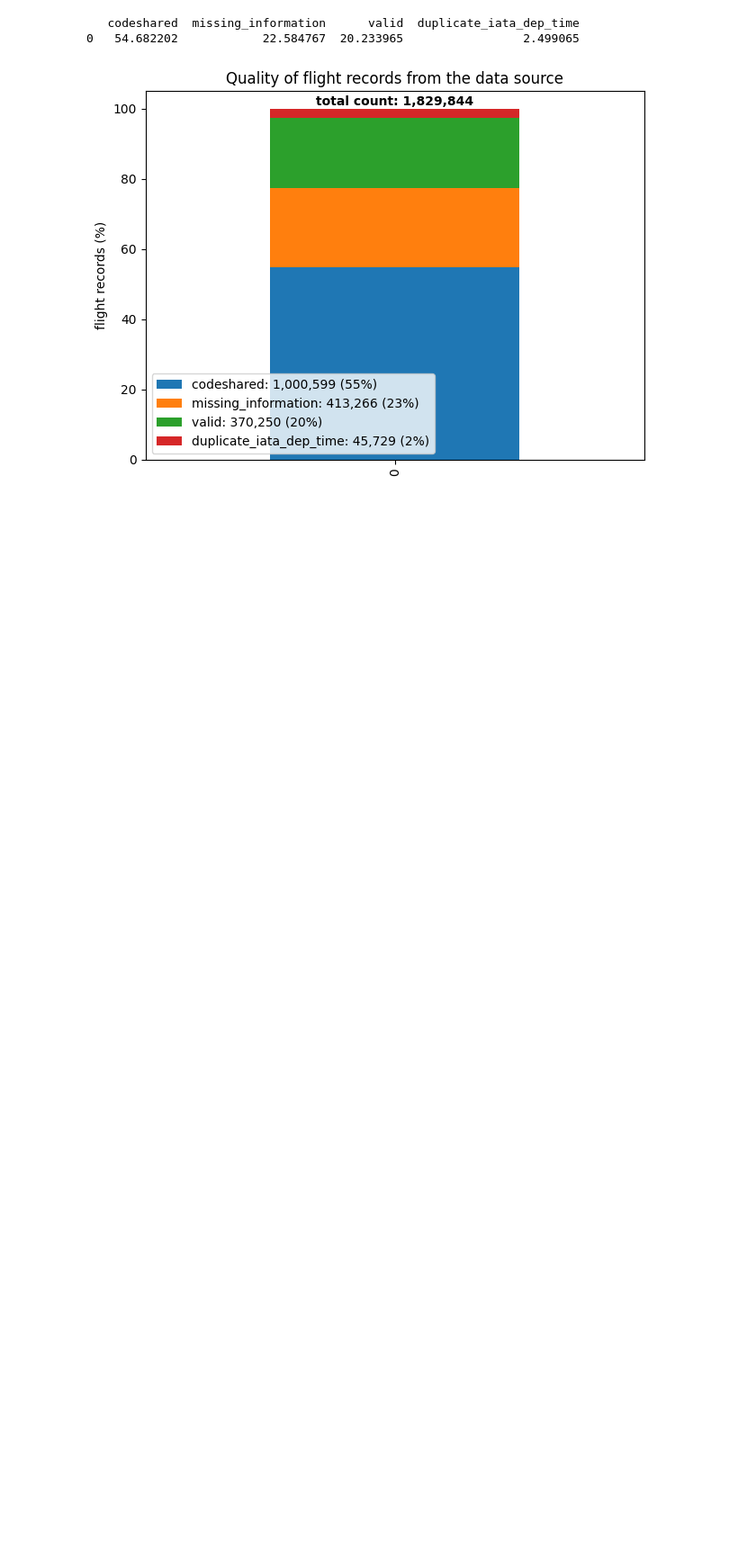
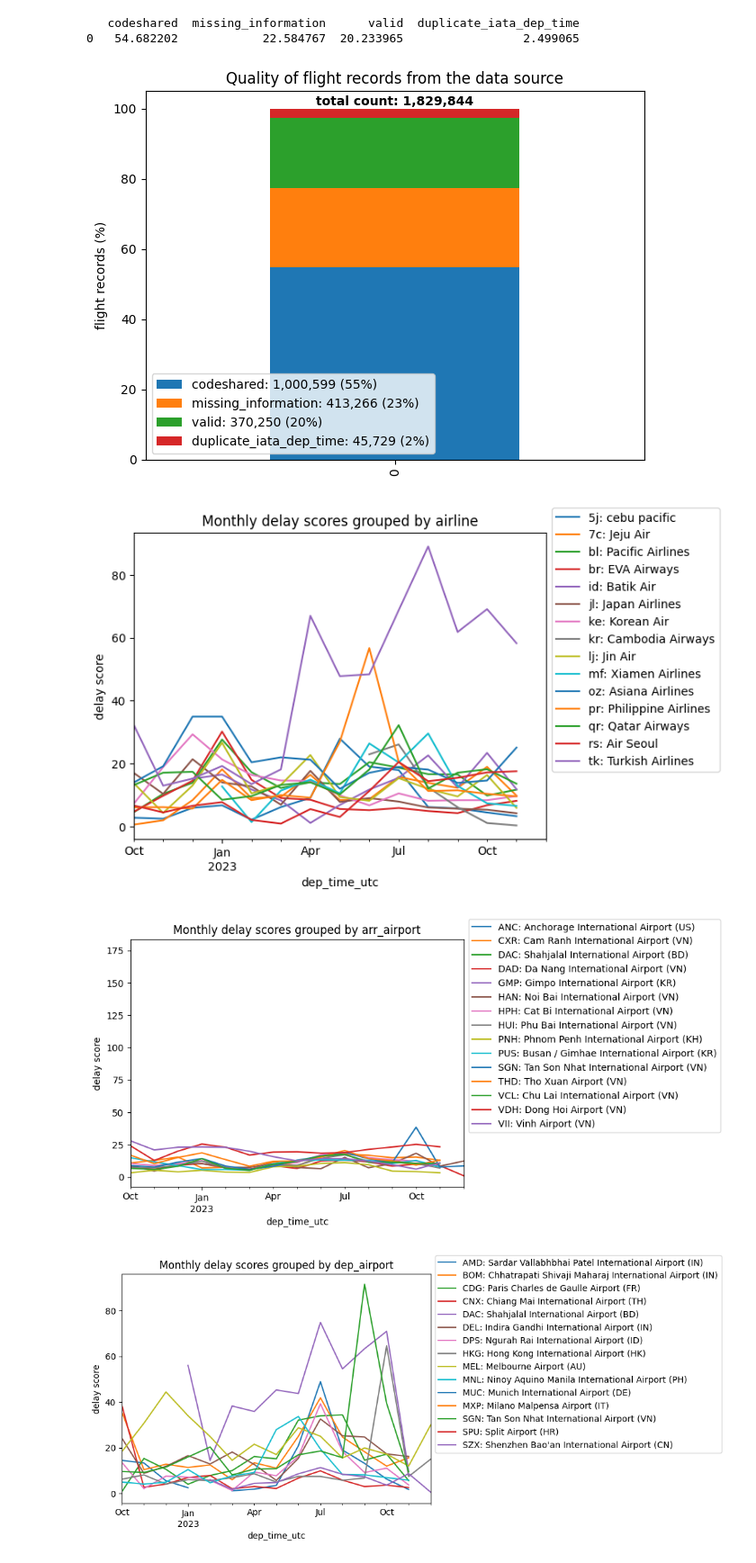
Before and after one commit to jkruke/airline-delay-prediction, a Jupyter notebook: analysis/EDA.ipynb, the cells around one changed output. Shown: that part at 90% size. Cells and saved outputs as stored; diff of their text form; code cells hidden in the pictures; blank space fills up the shorter version.

Commit message:
plot delay scores by several groups

```diff
--- a/analysis/EDA.ipynb
+++ b/analysis/EDA.ipynb
@@ -52,3 +110,49 @@ arr_date
    codeshared  missing_information      valid  duplicate_iata_dep_time
 0   54.682202            22.584767  20.233965                 2.499065
 [figure]
+# %%
+def get_score(delays):
+    n_flights = len(delays)
+    avg_delay = delays[delays > 0].mean()
+    delay_percentage = np.sum(delays > 0) / n_flights
+    return avg_delay * delay_percentage
+
+def plot_delay_ratios(group_col, score_function=get_score, filter_strategy=None):
+    # Filter out samples where it's airline iata appears 1000 times or more
+    num_samples_thresh = 500
+    group_counts = data[group_col].value_counts()
+    data_fltd = data[data[group_col].isin(group_counts[group_counts >= num_samples_thresh].index)].copy()
+    result = data_fltd.groupby([data_fltd['dep_time_utc'].dt.to_period('M'), group_col]).agg(
+        delayed_percentage=('delayed', lambda x: np.sum(x > 0) / len(x)),
+        total_flights=('flight_iata', 'count'),
+        score=('delayed', score_function))
+    result = result.sort_values(by='score', ascending=False)
+    result.reset_index(inplace=True)
+
+    if filter_strategy:
+        interesting_groups = (result.groupby(group_col)
+                                    .agg(score_std=('score', filter_strategy[0]))
+                                    .sort_values(by='score_std', ascending=False)
+                                    .reset_index()[:filter_strategy[1]])
+        result = result[result[group_col].isin(interesting_groups[group_col])]
+
+    pivot = result.pivot(index='dep_time_utc', columns=group_col, values='score')
+    pivot.plot(kind='line')
+    plt.legend()
+    plt.title(f"Monthly delay scores grouped by {group_col}")
+    plt.legend(loc='upper left', bbox_to_anchor=(1, 1.1))
+    plt.ylabel('delay score')
+    plt.show()
+
+
+# select a group if the score mean very high or else if a high std deviation promises some interesting peeks
+group_ranking_func = lambda score: 1000 if score.mean() > 15 else score.std()
+
+plot_delay_ratios('airline', filter_strategy=(group_ranking_func, 15))
+plot_delay_ratios('arr_airport', filter_strategy=(group_ranking_func, 15))
+plot_delay_ratios('dep_airport', filter_strategy=(group_ranking_func, 15))
+plot_delay_ratios('international')
+# %% [output]
+[figure, added]
+[figure, added]
+[figure, added]
```
Also changed, not shown: parts of 4 cells of this notebook.
